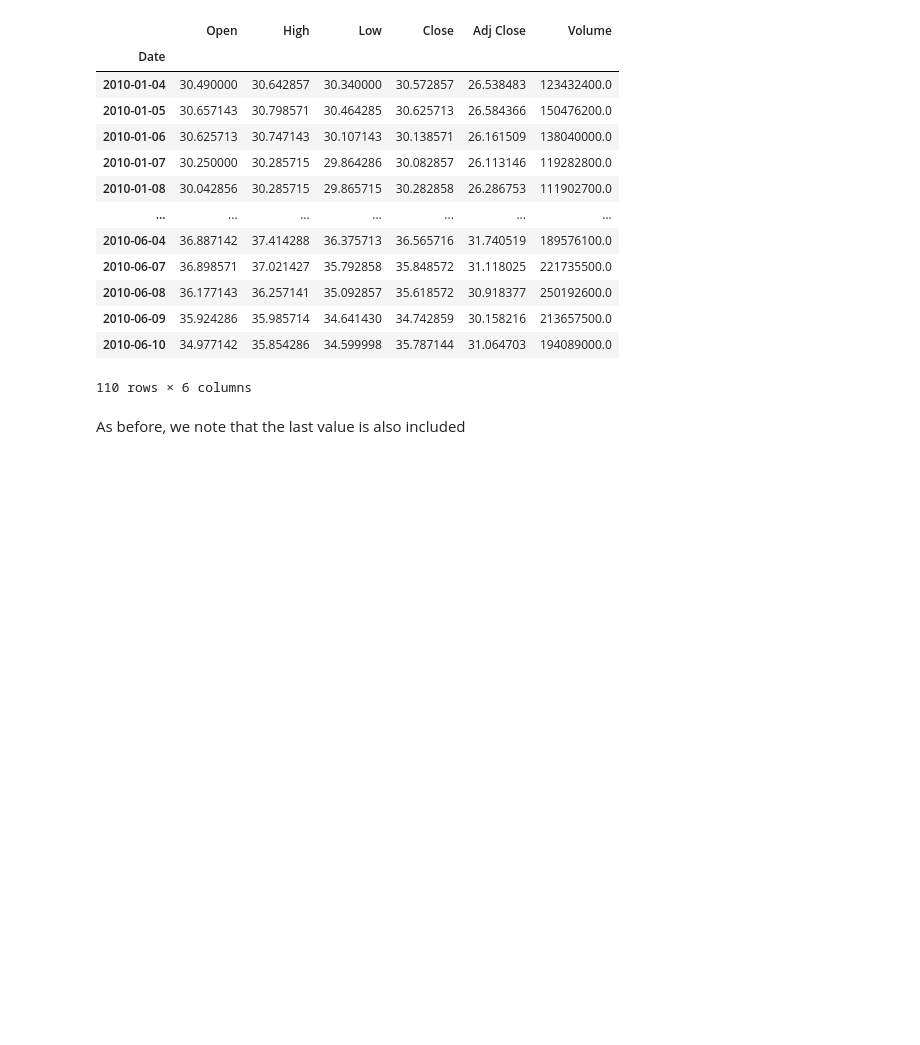
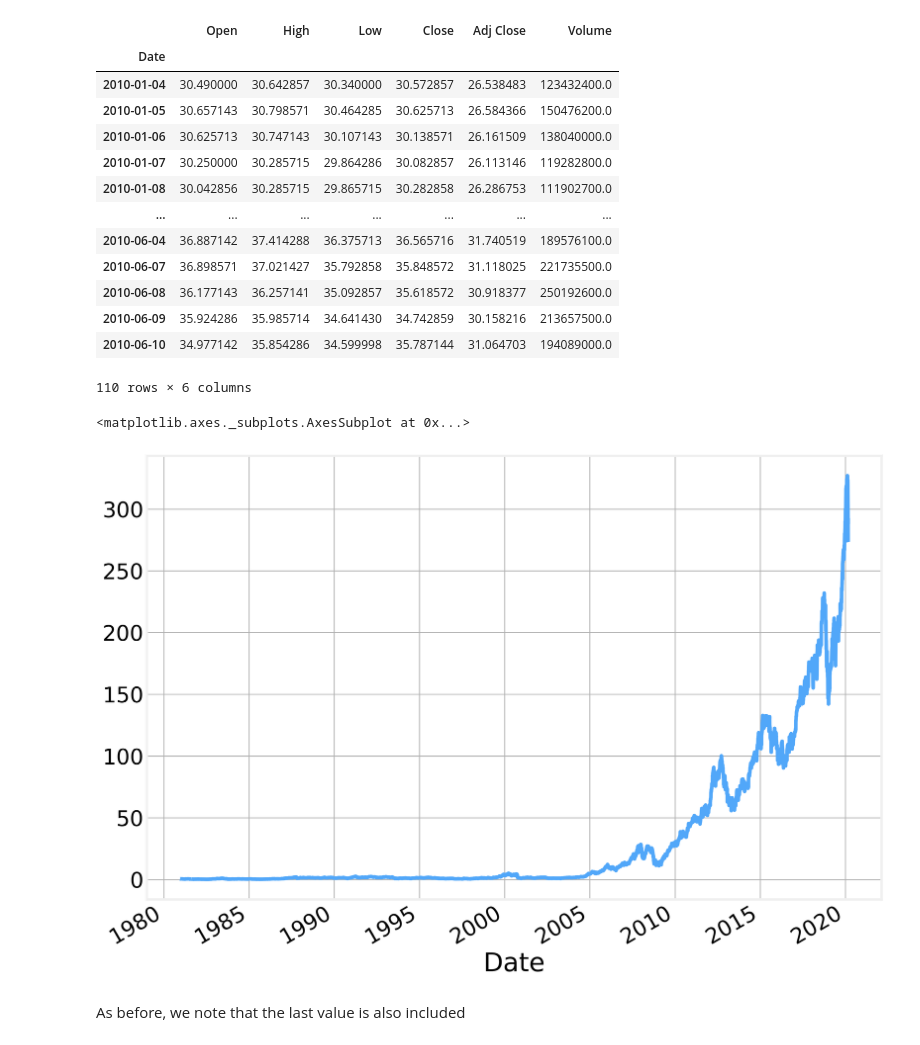
Before and after one commit to DataForScience/AdvancedTimeseries, a Jupyter notebook: 1. Pandas For Time Series.ipynb, the cells around one changed output. Cells and saved outputs as stored; diff of their text form; code cells hidden in the pictures; blank space fills up the shorter version.

```diff
--- a/1. Pandas For Time Series.ipynb
+++ b/1. Pandas For Time Series.ipynb
@@ -411,6 +448,11 @@ data.loc['2010':'2010-06-10']
 | 2010-06-09 | 35.924286 | 35.985714 | 34.641430 | 34.742859 | 30.158216 | 213657500.0 |
 | 2010-06-10 | 34.977142 | 35.854286 | 34.599998 | 35.787144 | 31.064703 | 194089000.0 |
 110 rows × 6 columns
+# %%
+data['Close'].plot()
+# %% [output]
+<matplotlib.axes._subplots.AxesSubplot at 0x...>
+[figure, added]
 # %% [markdown]
 As before, we note that the last value is also included
 # %% [markdown]
```
Also changed, not shown: parts of 13 cells of this notebook, 4 other files.
